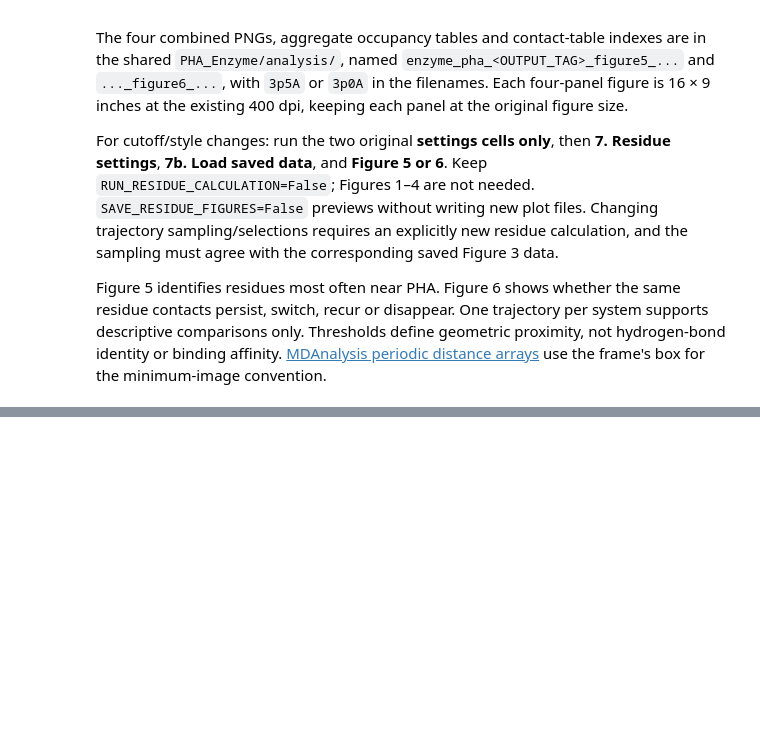
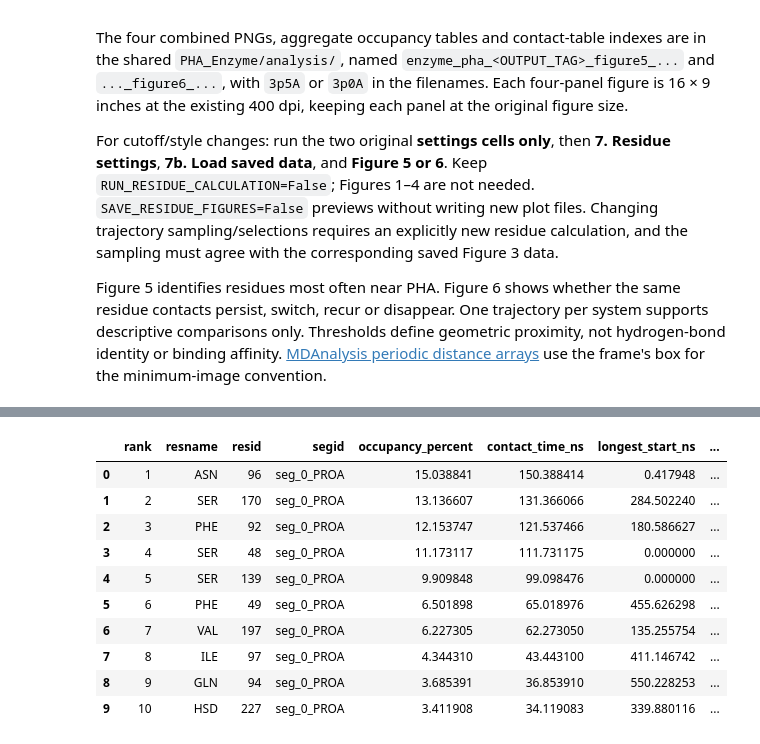
Before and after one commit to MMLabCodes/iPHAsimulatorV2, a Jupyter notebook: md_simulation_scripts/enzyme_pha_analysis/enzyme_pha_analysis.ipynb, the cells around one changed output, grey strips where cells are left out. Drawn from its saved outputs; the diff is of its cells as text; code cells hidden in the pictures; blank space fills up the shorter version.

Commit message:
Residues with the highest PHA contact occupancy and VMD inspection frames

```diff
--- a/md_simulation_scripts/enzyme_pha_analysis/enzyme_pha_analysis.ipynb
+++ b/md_simulation_scripts/enzyme_pha_analysis/enzyme_pha_analysis.ipynb
@@ -992,0 +1289,89 @@ Figure 5 identifies residues most often near PHA. Figure 6 shows whether the sam
+# %%
+from IPython.display import Markdown
+
+leading_contact_results = {}
+leading_export_payloads = {}
+for system in RESIDUE_SYSTEMS:
+    # Reload and revalidate the saved cache, even if a previous kernel cache exists.
+    data, residues, metadata = load_residue_distances(system)
+    times, frames = data.time_ns.to_numpy(), data.frame.to_numpy(dtype=int)
+    assert np.all(np.diff(times) > 0) and np.all(np.diff(frames) > 0)
+    assert metadata["sample_count"] == len(data)
+    assert metadata["pbc"] == "minimum image with each frame's original box; unaligned coordinates"
+    assert metadata["distance_definition"] == "minimum over residue heavy atoms and all PHA heavy atoms"
+    structure = verified_vmd_structure(system, residues, metadata)
+    top, ranked = leading_residue_table(data, residues)
+    assert len(top) == LEADING_COUNT and top.resindex.is_unique
+    assert top.occupancy_percent.between(0,100).all()
+    assert np.allclose(top.occupancy_percent, 100*top.contact_time_ns/(END_NS-START_NS), atol=1e-10, rtol=0)
+    assert np.all(top.longest_duration_ns <= top.contact_time_ns+1e-8)
+    prefix = residue_paths(system)["prefix"]
+
+    # Compare to prior results without recalculating or rewriting either figure.
+    old_occupancy = pd.read_csv(f"{prefix}_residue_pha_occupancy_3p5A.csv").set_index("distance_column")
+    expected = old_occupancy.loc[ranked.distance_column]
+    assert np.allclose(expected.within_time_ns, ranked.contact_time_ns, atol=1e-8, rtol=0)
+    assert np.allclose(expected.percent_within, ranked.occupancy_percent, atol=1e-8, rtol=0)
+    assert np.allclose(expected.total_time_ns, END_NS-START_NS, atol=1e-8, rtol=0)
+    binary = pd.read_csv(f"{prefix}_residue_pha_contacts_3p5A.csv")
+    assert np.array_equal(binary.frame, frames) and np.allclose(binary.time_ns, times, atol=1e-8, rtol=0)
+    contact_columns = residues.distance_column.str.removesuffix("_A") + "_contact"
+    assert np.array_equal(binary[contact_columns].to_numpy(), data[residues.distance_column].to_numpy() <= CONTACT_CUTOFF_A)
+
+    frame_table, notes = representative_frame_table(data, top)
+    vmd_selection = " or ".join(f"(resid {int(row.resid)} and resname {row.resname})" for row in top.itertuples())
+    steps = np.diff(times)
+    top["vmd_residue_selection"] = [f"resid {int(row.resid)} and resname {row.resname}" for row in top.itertuples()]
+    for table in (top, frame_table):
+        table.insert(0, "system", system.removesuffix("_gromacs"))
+        table["source_distances"] = str(residue_paths(system)["distances"])
+        table["structure_file"] = str(structure)
+        table["topology_file"] = metadata["inputs"]["tpr"]
+        table["trajectory_file"] = metadata["inputs"]["xtc"]
+        table["sampling_interval_min_ns"] = float(steps.min())
+        table["sampling_interval_max_ns"] = float(steps.max())
+    frame_table["cutoff_A"] = CONTACT_CUTOFF_A
+    frame_table["selection_notes"] = " ".join(notes)
+    frame_table["vmd_leading_selection"] = vmd_selection
+    top["interval_method"] = "linear cutoff crossings; split at every non-contact sample; full elapsed denominator"
+    ranking_path = Path(f"{prefix}_residue_pha_top10_occupancy_3p5A.csv")
+    frames_path = Path(f"{prefix}_residue_pha_representative_frames_3p5A.csv")
+    leading_export_payloads[ranking_path] = top.to_csv(index=False)
+    leading_export_payloads[frames_path] = frame_table.to_csv(index=False)
+    leading_contact_results[system] = (top, frame_table, notes)
+
+    display(Markdown(f"**{residue_panel_title(system)} — residues with the highest PHA contact occupancy**"))
+    print(f"{len(data):,} samples; {times[0]:g}–{times[-1]:g} ns; spacing {steps.min():g}–{steps.max():g} ns; "
+          f"saved frames {frames[0]}–{frames[-1]}; denominator {END_NS-START_NS:g} ns.")
+    print("Structure:", structure, "\nCalculation topology:", metadata["inputs"]["tpr"],
+          "\nProcessed trajectory:", metadata["inputs"]["xtc"])
+    print("VMD leading-residue selection (identifiers verified against GRO):\n" + vmd_selection)
+    print("VMD PHA selection:", PHA_SELECTION)
+    rank_columns = ["rank", "resname", "resid", "segid", "occupancy_percent", "contact_time_ns",
+                    "longest_start_ns", "longest_end_ns", "longest_duration_ns", "representative_time_ns", "saved_frame_index"]
+    frame_columns = ["role", "time_ns", "saved_frame_index", "contacting_leading_residues", "reason"]
+    with pd.option_context("display.max_colwidth", None, "display.max_columns", None):
+        display(top[rank_columns].round(6))
+        display(frame_table[frame_columns])
+    for note in notes:
+        print(note)
+    print("Validated: all residue occupancies against Figure 5, all binary samples against Figure 6, "
+          "top-10 interval sums, and every selected frame/time/contact list against the saved distances.")
+    print("Table destinations:", ranking_path, frames_path, sep="\n")
+
+# Preflight every destination before writing any file. Prior different results are protected.
+for path, payload in leading_export_payloads.items():
+    if not path.parent.is_dir() or path.is_symlink():
+        raise ValueError(f"Require an existing analysis folder and a non-symlink output: {path}")
+    if path.exists() and path.read_text() != payload:
+        raise FileExistsError(f"Existing different table protected: {path}")
+if SAVE_LEADING_TABLES:
+    for path, payload in leading_export_payloads.items():
+        if not path.exists():
+            with path.open("x") as handle:
+                handle.write(payload)
+        assert path.read_text() == payload
+        print(f"Saved/verified: {path}")
+else:
+    print("Preview only: all tables validated; set SAVE_LEADING_TABLES=True to save these eight new CSVs.")
+# %% [output]
@@ -992,0 +1386,11 @@ Figure 5 identifies residues most often near PHA. Figure 6 shows whether the sam
+|  | rank | resname | resid | segid | occupancy_percent | contact_time_ns | longest_start_ns | ... |
+| 0 | 1 | ASN | 96 | seg_0_PROA | 15.038841 | 150.388414 | 0.417948 | ... |
+| 1 | 2 | SER | 170 | seg_0_PROA | 13.136607 | 131.366066 | 284.502240 | ... |
+| 2 | 3 | PHE | 92 | seg_0_PROA | 12.153747 | 121.537466 | 180.586627 | ... |
+| 3 | 4 | SER | 48 | seg_0_PROA | 11.173117 | 111.731175 | 0.000000 | ... |
+| 4 | 5 | SER | 139 | seg_0_PROA | 9.909848 | 99.098476 | 0.000000 | ... |
+| 5 | 6 | PHE | 49 | seg_0_PROA | 6.501898 | 65.018976 | 455.626298 | ... |
+| 6 | 7 | VAL | 197 | seg_0_PROA | 6.227305 | 62.273050 | 135.255754 | ... |
+| 7 | 8 | ILE | 97 | seg_0_PROA | 4.344310 | 43.443100 | 411.146742 | ... |
+| 8 | 9 | GLN | 94 | seg_0_PROA | 3.685391 | 36.853910 | 550.228253 | ... |
+| 9 | 10 | HSD | 227 | seg_0_PROA | 3.411908 | 34.119083 | 339.880116 | ... |
```
Also changed, not shown: parts of 5 cells of this notebook.
